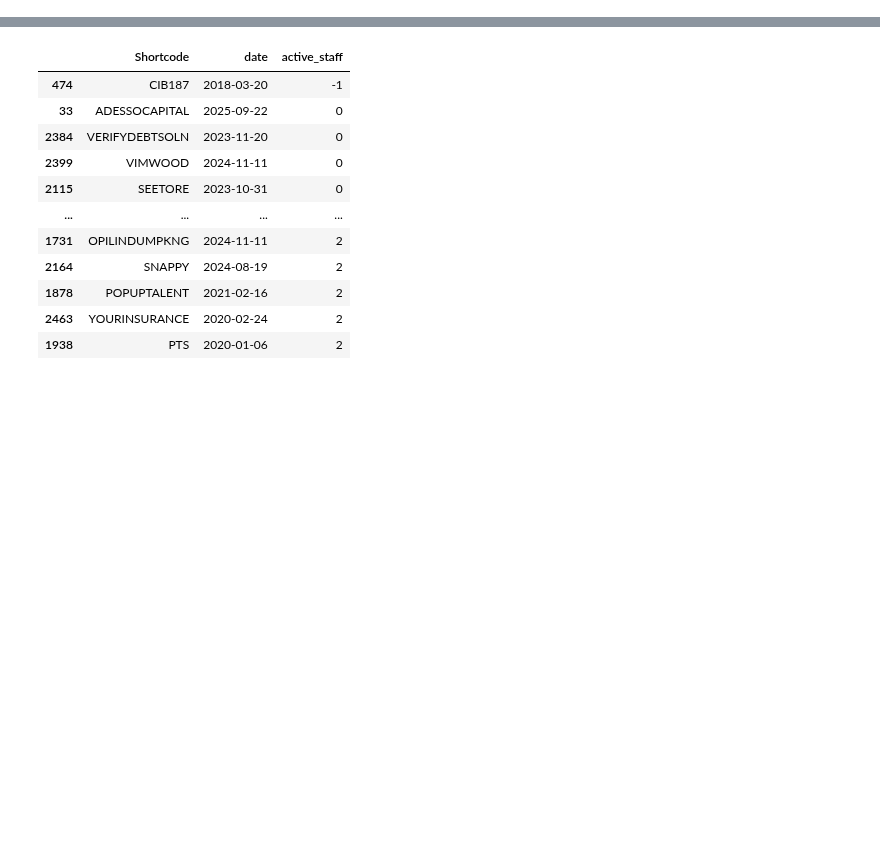
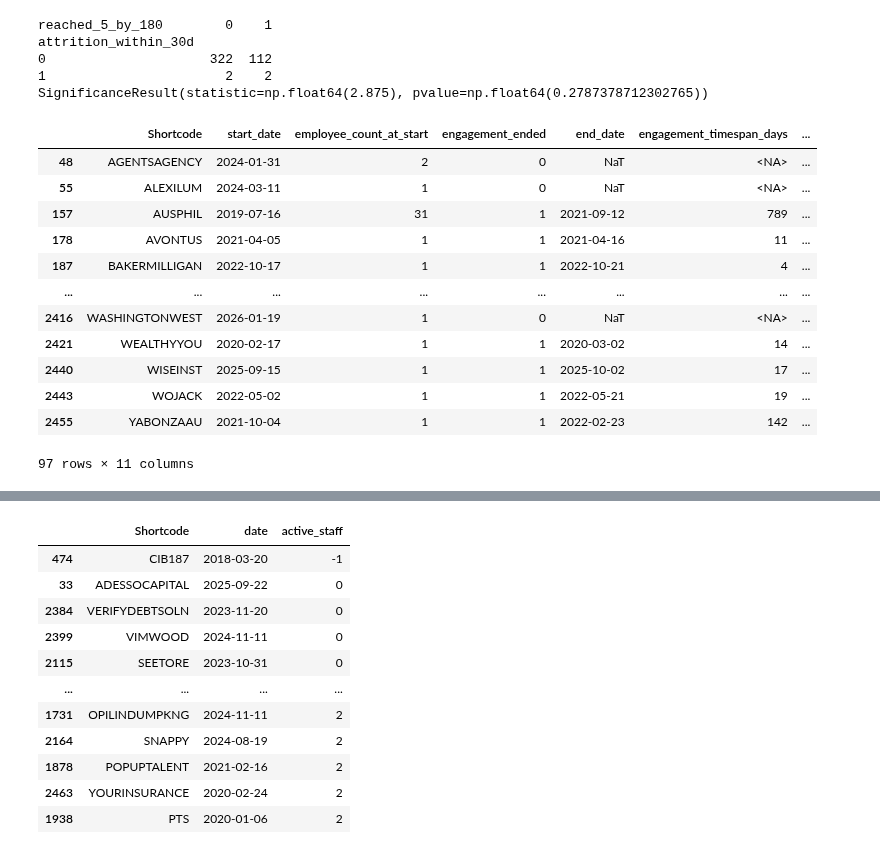
Before and after one commit to fonso-p/cloudstaff_dev, a Jupyter notebook: Disengagement/SC_disengagement.ipynb, the cells around one changed output, grey strips where cells are left out. Saved outputs shown, nothing was run; the diff lists cells and outputs as text; code cells hidden in the pictures; blank space fills up the shorter version.

```diff
--- a/Disengagement/SC_disengagement.ipynb
+++ b/Disengagement/SC_disengagement.ipynb
@@ -19,5 +29,6 @@ sc_engagement = sc_engagement_raw.copy()
 sc_engagement['engagement_date'] = pd.to_datetime(sc_engagement['Engagement Date'])
 sc_engagement['disengagement_date'] = pd.to_datetime(sc_engagement['Disengagement Date'], errors="coerce").fillna(today)
 
-mystaff = mystaff_raw.copy()
+mystaff_cols = ['Shortcode', 'Region', 'Industry Roll Up', 'Industry Hubspot']
+mystaff = mystaff_raw[mystaff_cols].copy()
 # %%
@@ -94,0 +326,13 @@ ramp.sort_values('days_to_5').head(30)
+# %%
+from scipy.stats import fisher_exact
+
+sub = lm[lm["start_size_bucket"] == "1-2"]
+tab = pd.crosstab(sub["attrition_within_30d"], sub["reached_5_by_180"])
+print(tab)
+print(fisher_exact(tab))   # (odds_ratio, p_value)
+# %% [output]
+reached_5_by_180        0    1
+attrition_within_30d
+0                     322  112
+1                       2    2
+SignificanceResult(statistic=np.float64(2.875), pvalue=np.float64(0.2787378712302765))
@@ -94,0 +344,16 @@ ramp.sort_values('days_to_5').head(30)
+# %%
+summary[summary['attrition_within_30d']>0]
+# %% [output]
+|  | Shortcode | start_date | employee_count_at_start | engagement_ended | end_date | engagement_timespan_days | ... |
+| 48 | AGENTSAGENCY | 2024-01-31 | 2 | 0 | NaT | <NA> | ... |
+| 55 | ALEXILUM | 2024-03-11 | 1 | 0 | NaT | <NA> | ... |
+| 157 | AUSPHIL | 2019-07-16 | 31 | 1 | 2021-09-12 | 789 | ... |
+| 178 | AVONTUS | 2021-04-05 | 1 | 1 | 2021-04-16 | 11 | ... |
+| 187 | BAKERMILLIGAN | 2022-10-17 | 1 | 1 | 2022-10-21 | 4 | ... |
+| ... | ... | ... | ... | ... | ... | ... | ... |
+| 2416 | WASHINGTONWEST | 2026-01-19 | 1 | 0 | NaT | <NA> | ... |
+| 2421 | WEALTHYYOU | 2020-02-17 | 1 | 1 | 2020-03-02 | 14 | ... |
+| 2440 | WISEINST | 2025-09-15 | 1 | 1 | 2025-10-02 | 17 | ... |
+| 2443 | WOJACK | 2022-05-02 | 1 | 1 | 2022-05-21 | 19 | ... |
+| 2455 | YABONZAAU | 2021-10-04 | 1 | 1 | 2022-02-23 | 142 | ... |
+97 rows × 11 columns
```
Also changed, not shown: parts of 19 cells of this notebook, 1 other file.
